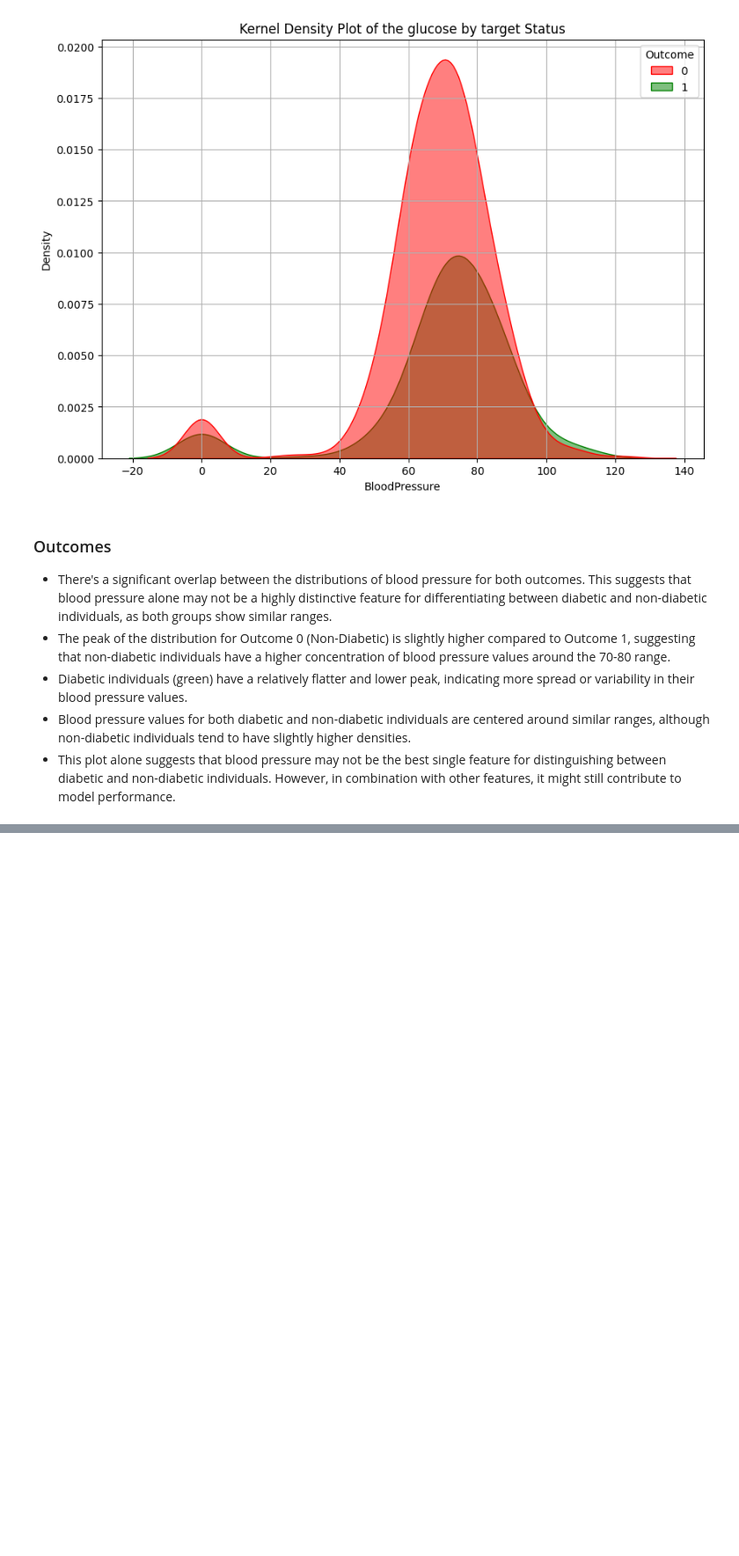
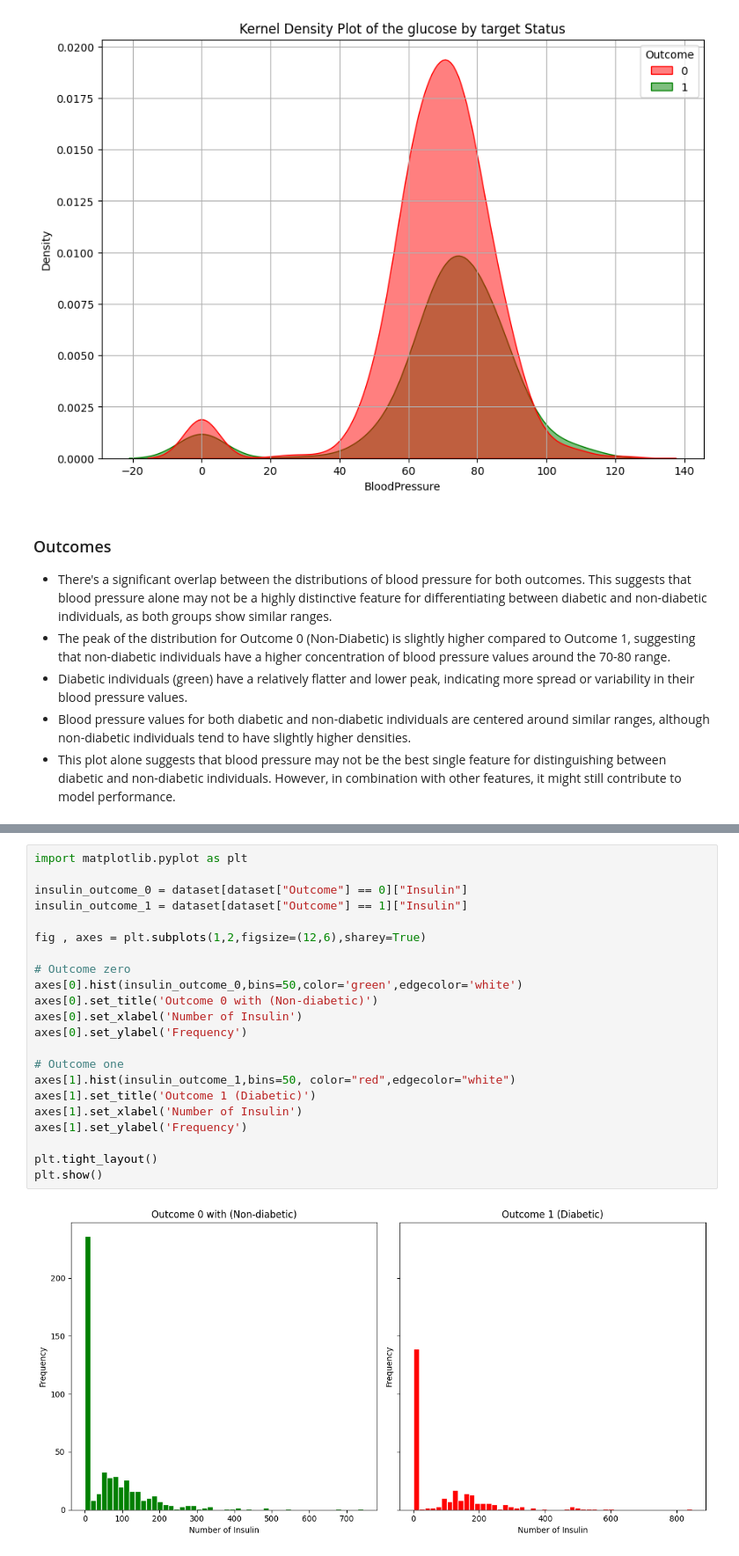
Before and after one commit to ADongol123/diabities_prediction_model, a Jupyter notebook: Diabities.ipynb, the cells around one changed output, grey strips where cells are left out. Shown at 88% size. Cells and saved outputs as stored; diff of their text form; blank space fills up the shorter version.

```diff
--- a/Diabities.ipynb
+++ b/Diabities.ipynb
@@ -335,0 +414,24 @@ plt.show()
+# %%
+import matplotlib.pyplot as plt
+
+insulin_outcome_0 = dataset[dataset["Outcome"] == 0]["Insulin"]
+insulin_outcome_1 = dataset[dataset["Outcome"] == 1]["Insulin"]
+
+fig , axes = plt.subplots(1,2,figsize=(12,6),sharey=True)
+
+# Outcome zero
+axes[0].hist(insulin_outcome_0,bins=50,color='green',edgecolor='white')
+axes[0].set_title('Outcome 0 with (Non-diabetic)')
+axes[0].set_xlabel('Number of Insulin')
+axes[0].set_ylabel('Frequency')
+
+# Outcome one
+axes[1].hist(insulin_outcome_1,bins=50, color="red",edgecolor="white")
+axes[1].set_title('Outcome 1 (Diabetic)')
+axes[1].set_xlabel('Number of Insulin')
+axes[1].set_ylabel('Frequency')
+
+plt.tight_layout()
+plt.show()
+# %% [output]
+[figure, added]
```
Also changed, not shown: parts of 29 cells of this notebook.
